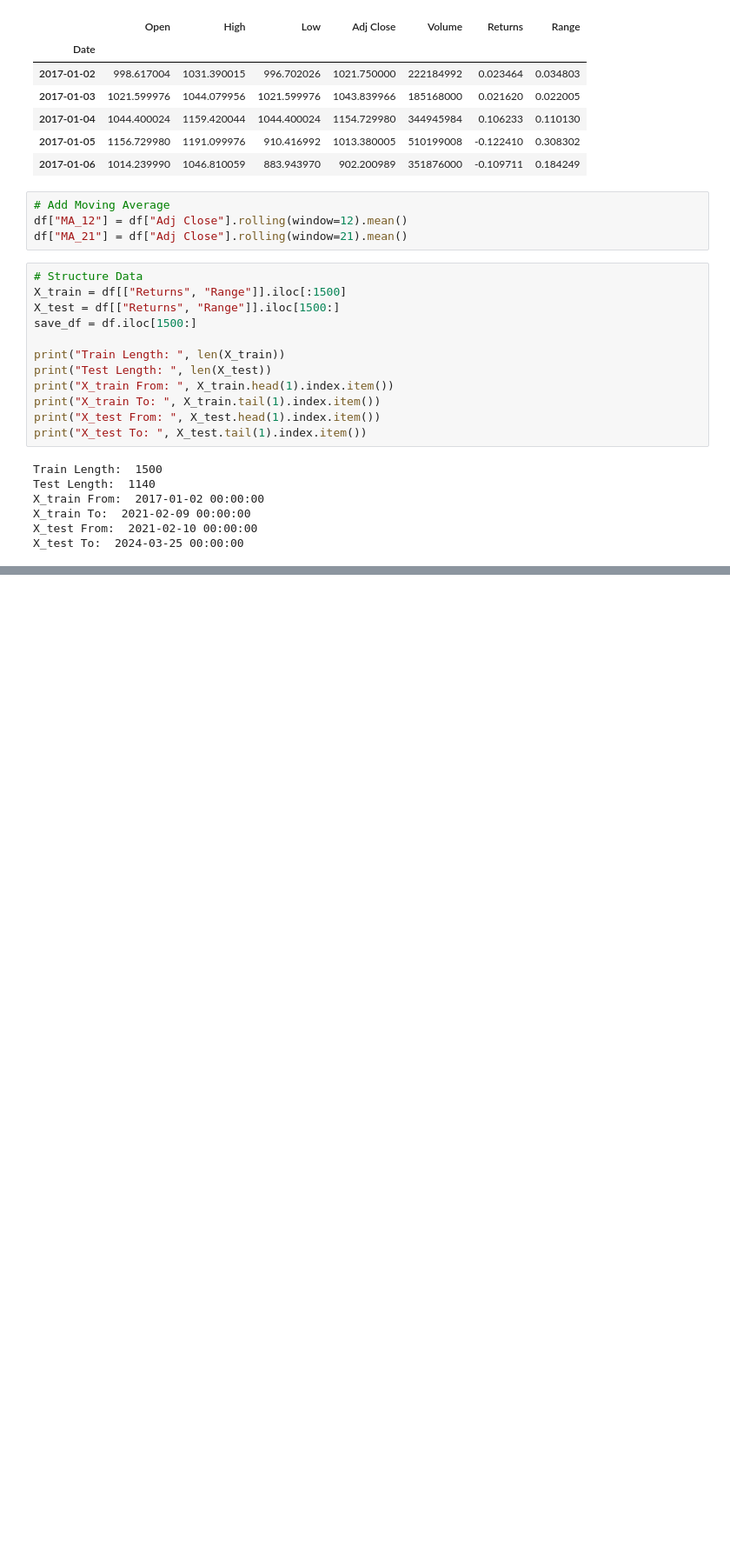
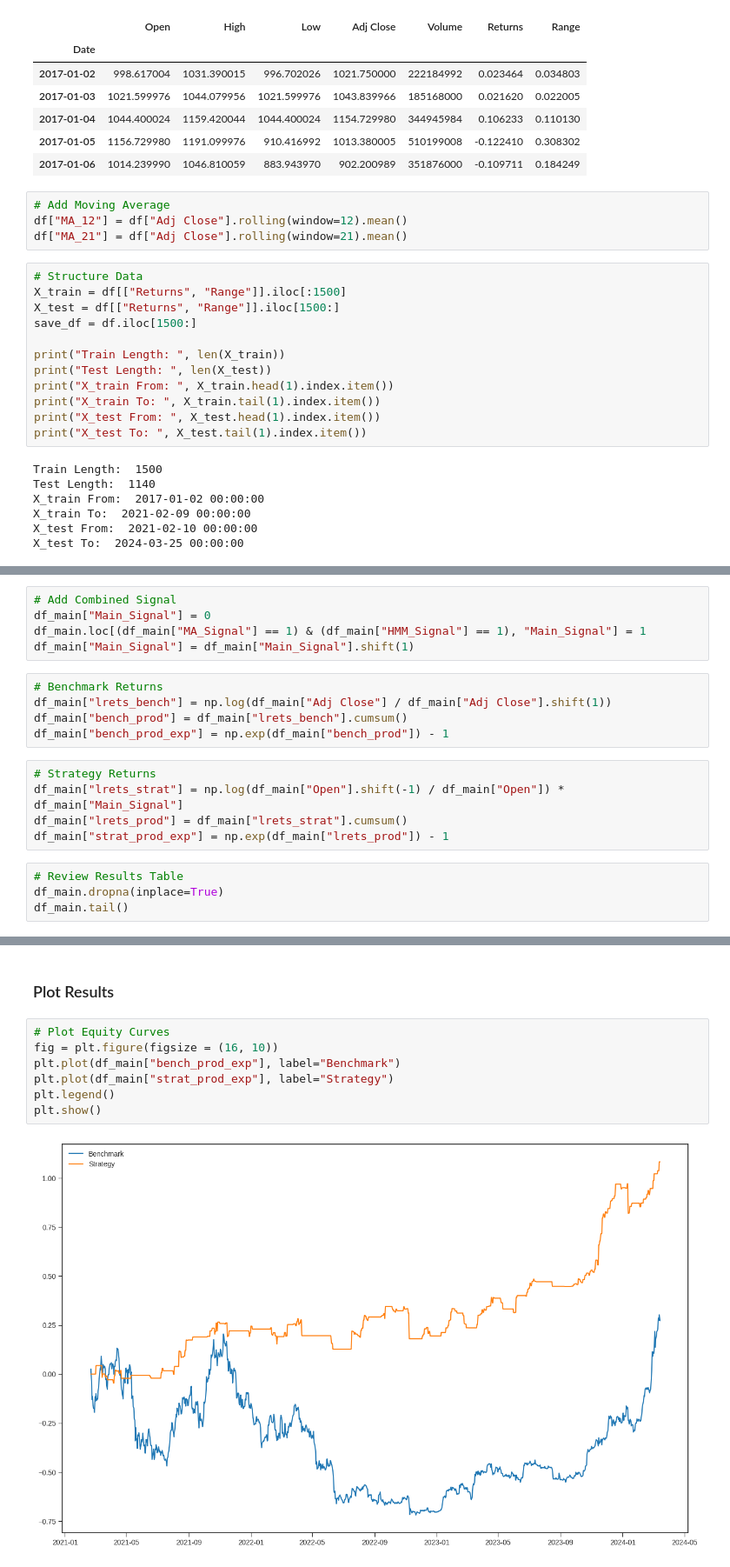
Before and after one commit to dkalenov/ML-Stock-Crypto-Trading, a Jupyter notebook: Hidden_Markov_Models_for_Market_Regimes.ipynb, the cells around one changed output, grey strips where cells are left out. Shown at 87% size. Cells and saved outputs as stored; diff of their text form; blank space fills up the shorter version.

```diff
--- a/Hidden_Markov_Models_for_Market_Regimes.ipynb
+++ b/Hidden_Markov_Models_for_Market_Regimes.ipynb
@@ -250,0 +286,19 @@ X_test To:  2024-03-25 00:00:00
+# %%
+# Add Combined Signal
+df_main["Main_Signal"] = 0
+df_main.loc[(df_main["MA_Signal"] == 1) & (df_main["HMM_Signal"] == 1), "Main_Signal"] = 1
+df_main["Main_Signal"] = df_main["Main_Signal"].shift(1)
+# %%
+# Benchmark Returns
+df_main["lrets_bench"] = np.log(df_main["Adj Close"] / df_main["Adj Close"].shift(1))
+df_main["bench_prod"] = df_main["lrets_bench"].cumsum()
+df_main["bench_prod_exp"] = np.exp(df_main["bench_prod"]) - 1
+# %%
+# Strategy Returns
+df_main["lrets_strat"] = np.log(df_main["Open"].shift(-1) / df_main["Open"]) * df_main["Main_Signal"]
+df_main["lrets_prod"] = df_main["lrets_strat"].cumsum()
+df_main["strat_prod_exp"] = np.exp(df_main["lrets_prod"]) - 1
+# %%
+# Review Results Table
+df_main.dropna(inplace=True)
+df_main.tail()
@@ -250,0 +345,11 @@ X_test To:  2024-03-25 00:00:00
+# %% [markdown]
+### Plot Results
+# %%
+# Plot Equity Curves
+fig = plt.figure(figsize = (16, 10))
+plt.plot(df_main["bench_prod_exp"], label="Benchmark")
+plt.plot(df_main["strat_prod_exp"], label="Strategy")
+plt.legend()
+plt.show()
+# %% [output]
+[figure, added]
```
Also changed, not shown: parts of 20 cells of this notebook.
